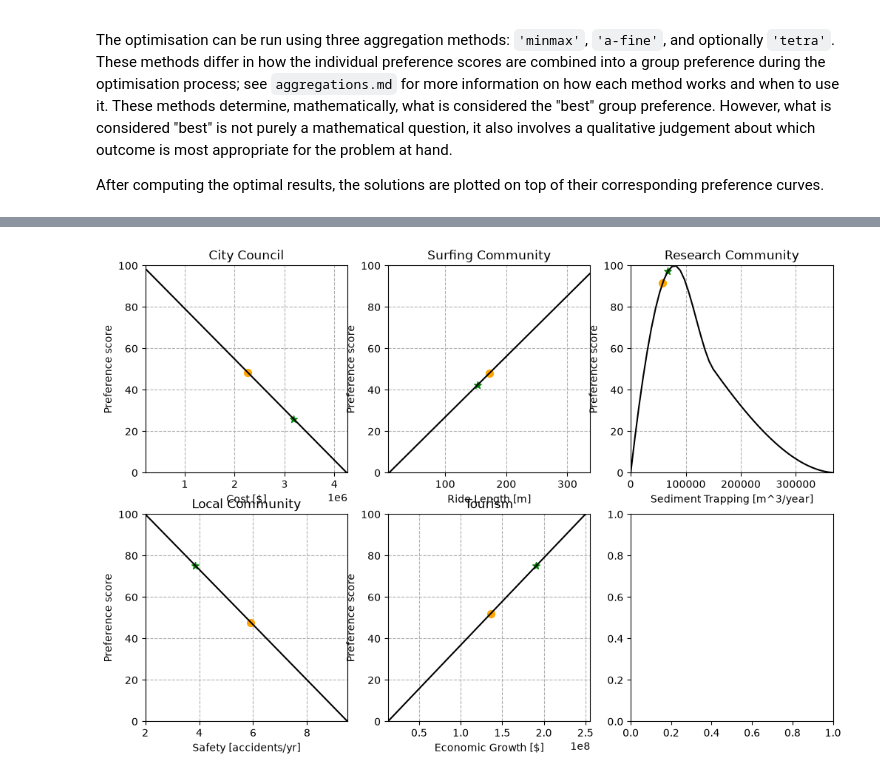
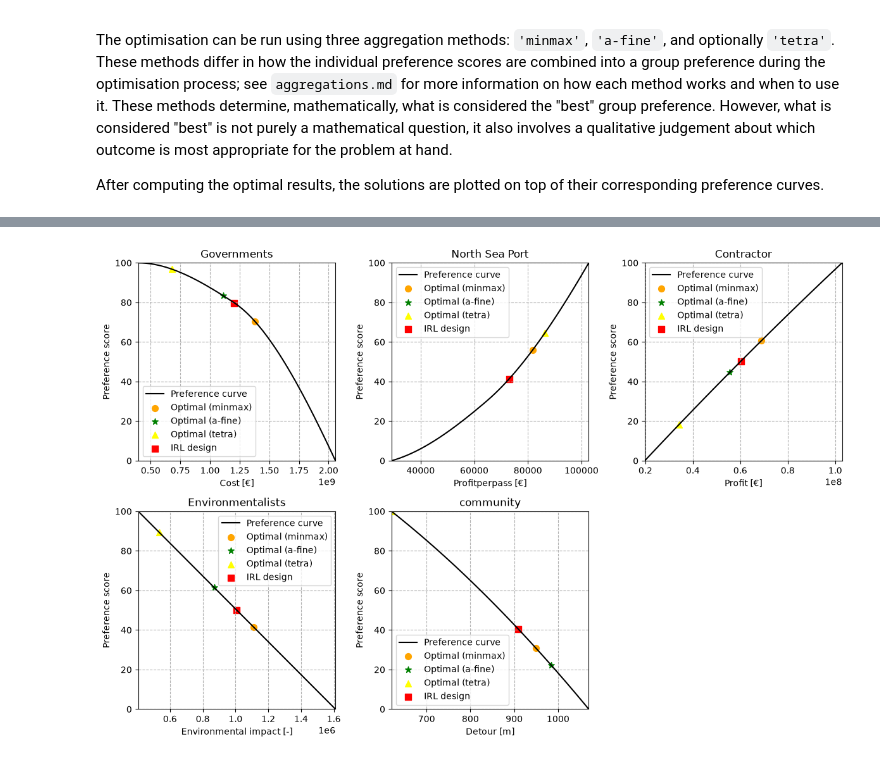
Before and after one commit to wvandenwildenberg/MCDA-week-2, a Jupyter notebook: EXAMPLE_Artificial_Reef.ipynb, the cells around one changed output, grey strips where cells are left out. Saved outputs shown, nothing was run; the diff lists cells and outputs as text; code cells hidden in the pictures.

```diff
--- a/EXAMPLE_Artificial_Reef.ipynb
+++ b/EXAMPLE_Artificial_Reef.ipynb
@@ -76,7 +81,7 @@ b3 = [12.5, 18]       # x3
 
 bounds = [b1, b2, b3]
 
-X_irl = [500, 70, 18]
+X_irl = [427, 55, 16.44]
 plot_irl = True  # Can be true or False, depending on whether you want to plot the IRL point or not
 # %% [markdown]
 ## Constraints
@@ -270,12 +228,12 @@ $$\sum_{i=1}^{5} w_i = 1$$
 
 In this model, all weights are initialised equally ($w_i = \frac{1}{5} = 0.2$) for simplicity.
 # %%
-# Weights per stakeholder — must sum to 1. Before game all weights were set equal.
-#                   cost   ride  sed   safe  econ
-weights_before =    [0.20, 0.20, 0.20, 0.20, 0.20]
-weights_after =     [0.30, 0.15, 0.20, 0.20, 0.15]
+# Weights per stakeholder - must sum to 1.
+#                  Gov. NSP. Contr. Envir. Com.
+weights_before = [0.20, 0.20, 0.20, 0.20, 0.20]
+weights_after =  [0.40, 0.15, 0.30, 0.05, 0.10]
 
-weights = weights_before  # set to which weight to use
+weights = weights_after
 
 # Verify the weights sum to 1 (within numerical tolerance)
 assert np.isclose(sum(weights), 1.0), f"Weights must sum to 1, got {sum(weights)}"
@@ -393,16 +344,18 @@ The optimisation can be run using three aggregation methods: `'minmax'`, `'a-fin
 
 After computing the optimal results, the solutions are plotted on top of their corresponding preference curves.
 # %%
-# We run the optimization with two paradigms
-paradigm = ['minmax', 'a-fine', 'tetra']  # 'minmax' or 'a-fine' or 'tetra'
-markers  = ['o', '*']
-colours  = ['orange', 'green']
+# We run the optimization with three paradigms
+paradigm = ['minmax', 'a-fine', 'tetra']
+markers = ['o', '*', '^']
+colours = ['orange', 'green', 'yellow']
 
 # Define the figure and axes before the loop
 fig, axes = plt.subplots(2, 3, figsize=(12, 8))
 
 # Plot underlying preference curves using a loop
-for ax, o_vals, p_vals, (_, name, unit, stakeholder) in zip(axes.flat, obj_vals_list, pref_vals_list, objectives):
+for ax, o_vals, p_vals, (_, name, unit, stakeholder) in zip(
+    axes.flat, obj_vals_list, pref_vals_list, objectives
+):
     ax.plot(o_vals, p_vals, color='black', label='Preference curve')
     ax.set_xlim(min(o_vals), max(o_vals))
     ax.set_ylim(0, 100)
@@ -412,59 +365,62 @@ for ax, o_vals, p_vals, (_, name, unit, stakeholder) in zip(axes.flat, obj_vals_
     ax.grid(linestyle='--')
 
 for i in range(len(paradigm)):
-    # Dictionary with parameter settings for the GA run with the IMAP solver
     options = {
-        'n_bits': 8,
-        'n_iter': 400,
+        'n_bits': 12,
+        'n_iter': 2500,
         'n_pop': 500,
         'r_cross': 0.8,
-        'max_stall': 16,
+        'max_stall': 17,
         'aggregation': paradigm[i],
         'var_type': 'real'
     }
 
-    # Run the GA and print its result
     print(f'\nRun GA with {paradigm[i]}')
     ga = GeneticAlgorithm(objective=objective, constraints=cons, bounds=bounds, options=options)
     _, optimal_design_var, _ = ga.run()
 
-    # print the optimal design variable values
     print(f'Optimal design variable values using {paradigm[i]}:')
     for opt_var, (xi, name, unit) in zip(optimal_design_var, design_variables):
         print(f'  {xi} : {name:<25} = {opt_var:>10.2f} {unit}')
 
-    # Print and plot the optimal objective results and stakeholder preferences
     print(f'Optimal objective results and stakeholder preference using {paradigm[i]}:')
-    for j, (ax, (obj_func, name, unit, stakeholder)) in enumerate(zip(axes.flat, objectives)):
-        obj_value = obj_func(*optimal_design_var) # Calculate resulting objective value
-        pref_score = pref_funcs[j](*optimal_design_var) # Calculate resulting preference score
+    for j, (ax, (obj_func, name, unit, stakeholder)) in enumerate(
+        zip(axes.flat, objectives)
+    ):
+        obj_value = obj_func(*optimal_design_var)
+        pref_score = pref_funcs[j](*optimal_design_var)
 
-        # Print and plot the optimal point on the preference curve
-        print(f'  {name:<20} = {obj_value:>15,.2f} {unit:<10} -> {stakeholder:<20} pref: {pref_score:>6.2f}')
-        ax.scatter(obj_value, pref_score, color=colours[i], marker=markers[i], s=50,
-                   label=f'Optimal ({paradigm[i]})')
+        print(
+            f'  {name:<20} = {obj_value:>15,.2f} {unit:<10} '
+            f'-> {stakeholder:<20} pref: {pref_score:>6.2f}'
+        )
+        ax.scatter(
+            obj_value,
+            pref_score,
+            color=colours[i],
+            marker=markers[i],
+            s=50,
+            label=f'Optimal ({paradigm[i]})'
+        )
 
-
-# plot the IRL design point if plot_irl is True
 if plot_irl:
     irl_obj_values = [obj_func(*X_irl) for obj_func, _, _, _ in objectives]
     irl_pref_scores = [pref_funcs[j](*X_irl) for j in range(len(objectives))]
     for j, ax in enumerate(axes.flat[:5]):
-        ax.scatter(irl_obj_values[j], irl_pref_scores[j], color='red', marker='s', s=50, label='IRL design')
+        ax.scatter(
+            irl_obj_values[j],
+            irl_pref_scores[j],
+            color='red',
+            marker='s',
+            s=50,
+            label='IRL design'
+        )
 
 for ax in axes.flat[:5]:
     ax.legend(fontsize=10)
 
-axes.flat[-1].set_visible(False)  # hide the sixth empty subplot
-
-
-# Adjust the layout
+axes.flat[-1].set_visible(False)
 fig.tight_layout()
-
-# Save figure
-# plt.savefig('optimal_results.png')  # Uncomment this line to save the figure as a PNG file
-
-# Display the plot
 plt.show()
 # %% [output]
 Run GA with minmax
@@ -488 +443 @@ IndexError: list index out of range
-[figure, old version]
+[figure, new version]
```
Also changed, not shown: parts of 8 cells of this notebook, 2 other files.
